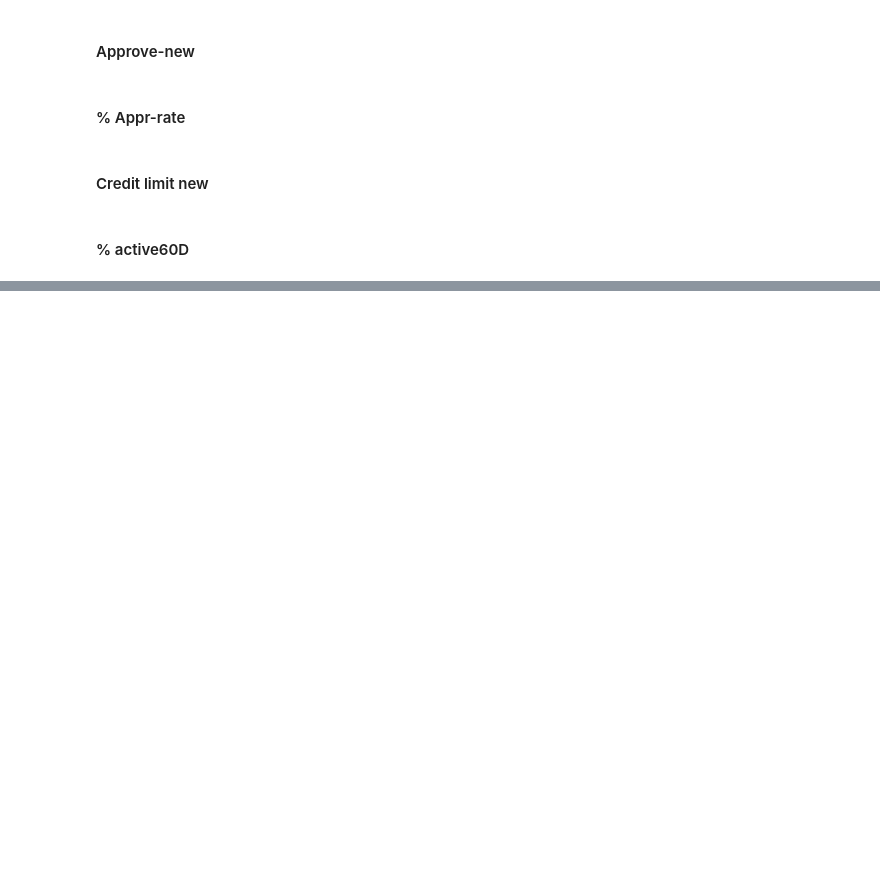
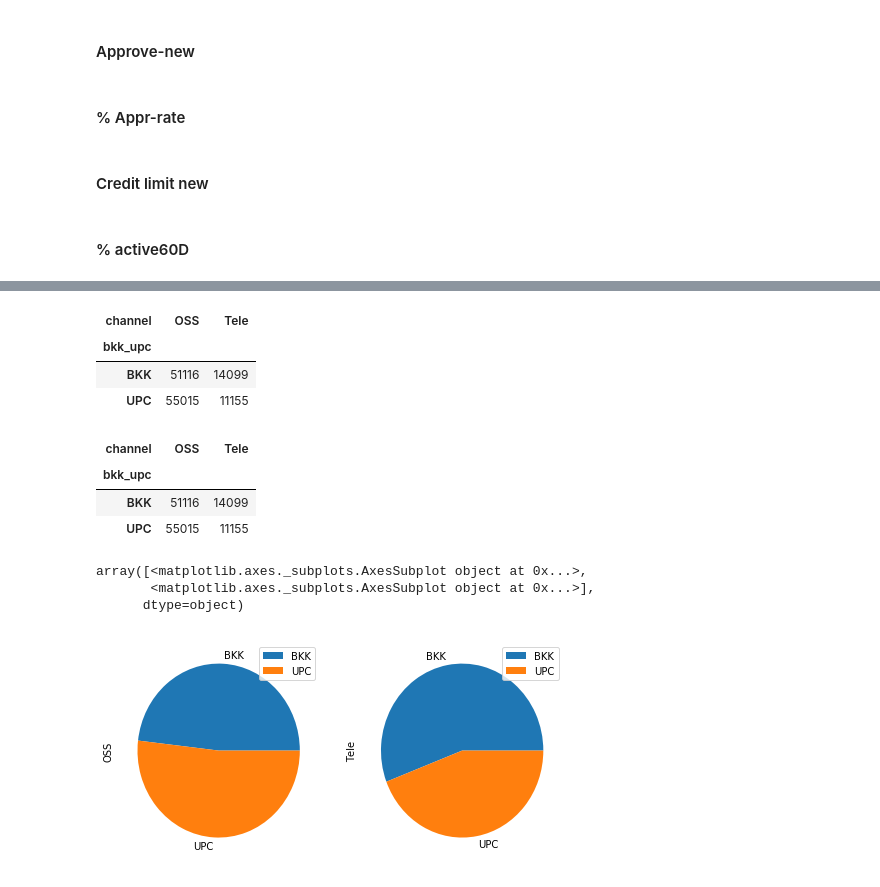
Before and after one commit to pbdanny/python_portfolio, a Jupyter notebook: portfolio_oss.ipynb, the cells around one changed output, grey strips where cells are left out. Drawn from its saved outputs; the diff is of its cells as text; code cells hidden in the pictures; blank space fills up the shorter version.

Commit message:
plot

```diff
--- a/portfolio_oss.ipynb
+++ b/portfolio_oss.ipynb
@@ -88,0 +168,24 @@ top_decline.pivot(index='result_description', columns='month', values='finalized
+# %%
+# use group by
+df.groupby(['channel','bkk_upc']).size().unstack(0)
+# %% [output]
+| channel | OSS | Tele |
+| bkk_upc |  |  |
+| BKK | 51116 | 14099 |
+| UPC | 55015 | 11155 |
+# %%
+# use cross tab
+pd.crosstab(df.bkk_upc, df.channel)
+# %% [output]
+| channel | OSS | Tele |
+| bkk_upc |  |  |
+| BKK | 51116 | 14099 |
+| UPC | 55015 | 11155 |
+# %%
+%matplotlib inline
+df.groupby(['channel','bkk_upc']).size().unstack(0).plot.pie(subplots = True, figsize=(8,4))
+# %% [output]
+array([<matplotlib.axes._subplots.AxesSubplot object at 0x...>,
+       <matplotlib.axes._subplots.AxesSubplot object at 0x...>],
+      dtype=object)
+[figure, added]
```
Also changed, not shown: parts of 16 cells of this notebook.
